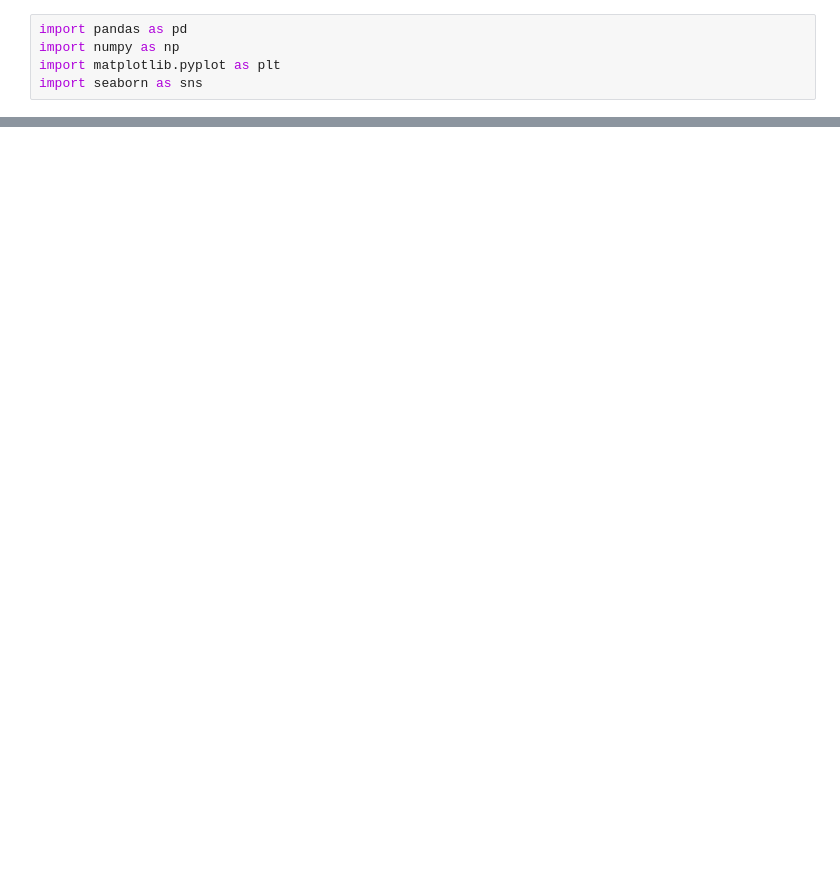
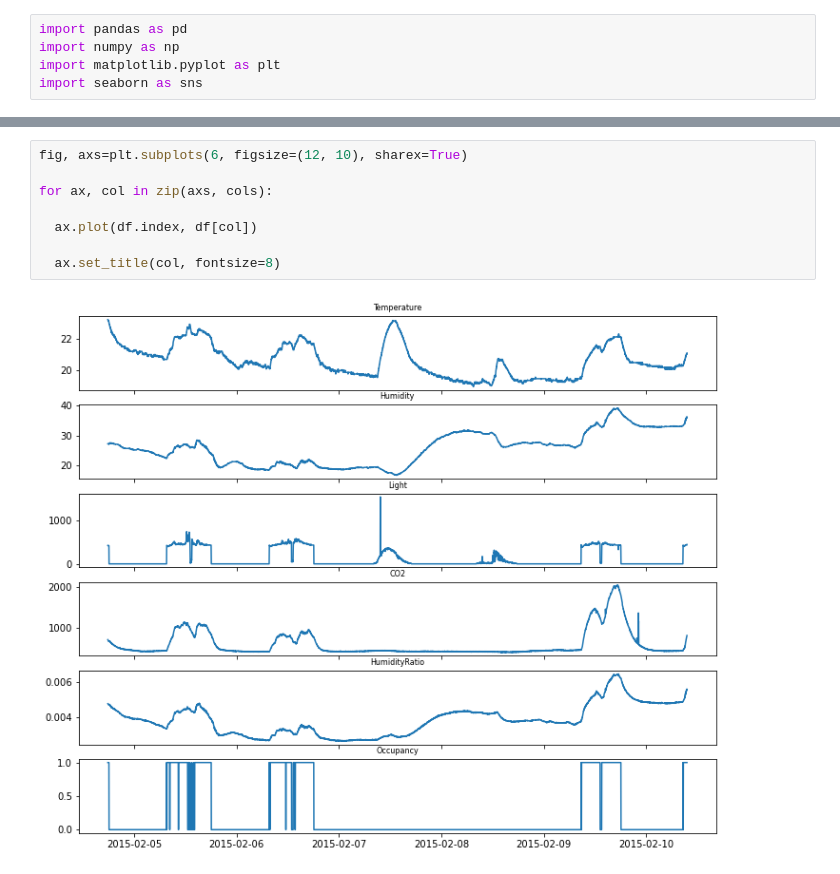
Before and after one commit to jorgegmartin/Master_Data_Science, a Jupyter notebook: 07_Visualization_with_Python/03_Extra.ipynb, the cells around one changed output, grey strips where cells are left out. Drawn from its saved outputs; the diff is of its cells as text; blank space fills up the shorter version.

```diff
--- a/07_Visualization_with_Python/03_Extra.ipynb
+++ b/07_Visualization_with_Python/03_Extra.ipynb
@@ -31,3 +35,13 @@ for col in cols:
+# %%
+fig, axs=plt.subplots(6, figsize=(12, 10), sharex=True)
+
+for ax, col in zip(axs, cols):
+
+  ax.plot(df.index, df[col])
+
+  ax.set_title(col, fontsize=8)
+# %% [output]
+[figure, added]
 # %%
 fig, ax = plt.subplots(figsize=(12, 8))
 sns.lineplot(data=df, ax=ax)
```
Also changed, not shown: parts of 5 cells of this notebook.
